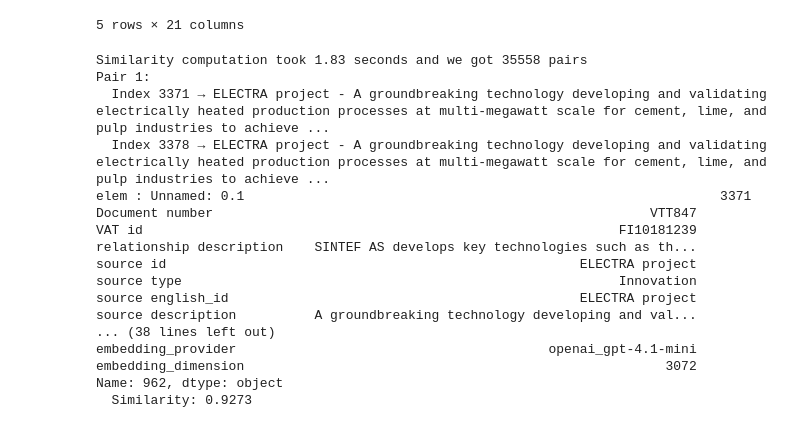
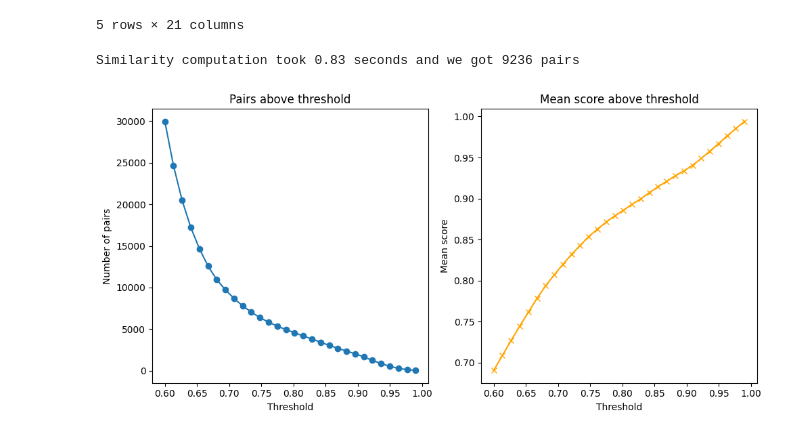
Before and after one commit to olliglorioso/vtt-innovation-duplication, a Jupyter notebook: main.ipynb, the cells around one changed output. Cells and saved outputs as stored; diff of their text form; code cells hidden in the pictures.

Commit message:
Push the graph

```diff
--- a/main.ipynb
+++ b/main.ipynb
@@ -63,11 +64,11 @@ result_df.head()
 | 4 | 4 | VTT4 | FI01111693 | Data-Driven Bioeconomy project's ... | Data-Driven Bioeconomy project | Innovation | ... |
 5 rows × 21 columns
 # %%
-threshold = 0.80
+threshold = 0.70
 
 similar_pairs = []
 
-#result_df = result_df.drop_duplicates(subset=["source description"]).reset_index(drop=True)
+result_df = result_df.drop_duplicates(subset=["source description"]).reset_index(drop=True)
 
 combined_embeddings = result_df["embedding"].tolist()
 combined_texts = result_df["text_to_compare"].tolist()
@@ -97,7 +98,7 @@ similar_pairs = [(i, j, score) for i, j, score in zip(i_indices, j_indices, scor
 
 end = time.time()
 print(f"Similarity computation took {end - start_time:.2f} seconds and we got {len(similar_pairs)} pairs")
-num_samples = 2
+num_samples = 0
 sampled_pairs = random.sample(similar_pairs, min(num_samples, len(similar_pairs)))
 
 for idx, (i, j, score) in enumerate(sampled_pairs[:5]):  # Print first 5 examples
@@ -107,20 +108,35 @@ for idx, (i, j, score) in enumerate(sampled_pairs[:5]):  # Print first 5 example
     print(f"elem : {result_df.iloc[i]}")
     print(f"  Similarity: {score:.4f}\n")
 # %% [output]
-Similarity computation took 1.83 seconds and we got 35558 pairs
-Pair 1:
-  Index 3371 → ELECTRA project - A groundbreaking technology developing and validating electrically heated production processes at multi-megawatt scale for cement, lime, and pulp industries to achieve ...
-  Index 3378 → ELECTRA project - A groundbreaking technology developing and validating electrically heated production processes at multi-megawatt scale for cement, lime, and pulp industries to achieve ...
-elem : Unnamed: 0.1                                                             3371
-Document number                                                        VTT847
-VAT id                                                             FI10181239
-relationship description    SINTEF AS develops key technologies such as th...
-source id                                                     ELECTRA project
-source type                                                        Innovation
-source english_id                                             ELECTRA project
-source description          A groundbreaking technology developing and val...
-... (38 lines left out)
-embedding_provider                                        openai_gpt-4.1-mini
-embedding_dimension                                                      3072
-Name: 962, dtype: object
-  Similarity: 0.9273
+Similarity computation took 0.83 seconds and we got 9236 pairs
+# %%
+thresholds = np.linspace(0.6, 0.99, 30)
+pair_counts = []
+mean_scores = []
+
+for threshold in thresholds:
+    mask = sim_scores > threshold
+    i_indices = triu_indices[0][mask].tolist()
+    j_indices = triu_indices[1][mask].tolist()
+    scores = sim_scores[mask].tolist()
+    similar_pairs = [(i, j, score) for i, j, score in zip(i_indices, j_indices, scores)]
+    pair_counts.append(len(similar_pairs))
+    mean_scores.append(np.mean(scores) if scores else 0)
+
+plt.figure(figsize=(10, 5))
+plt.subplot(1, 2, 1)
+plt.plot(thresholds, pair_counts, marker='o')
+plt.xlabel('Threshold')
+plt.ylabel('Number of pairs')
+plt.title('Pairs above threshold')
+
+plt.subplot(1, 2, 2)
+plt.plot(thresholds, mean_scores, marker='x', color='orange')
+plt.xlabel('Threshold')
+plt.ylabel('Mean score')
+plt.title('Mean score above threshold')
+
+plt.tight_layout()
+plt.show()
+# %% [output]
+[figure, added]
```
Also changed, not shown: parts of 1 cell of this notebook.
